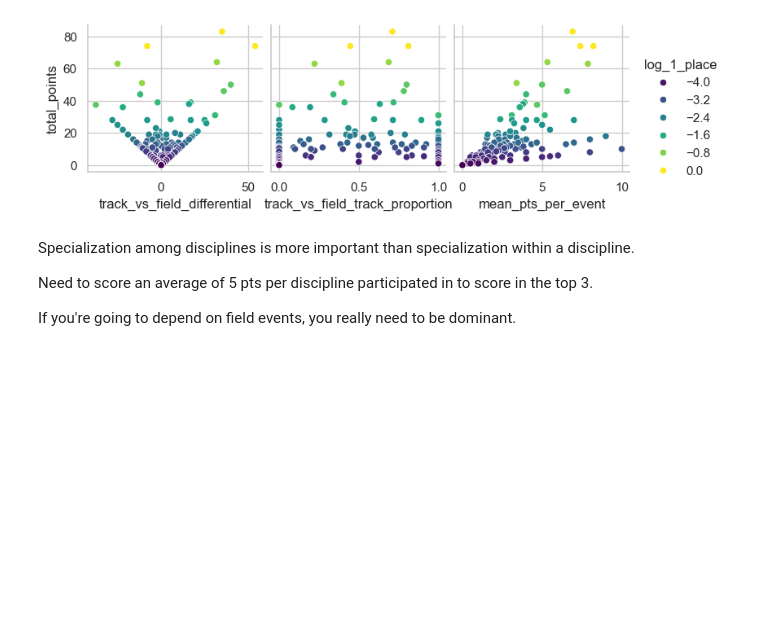
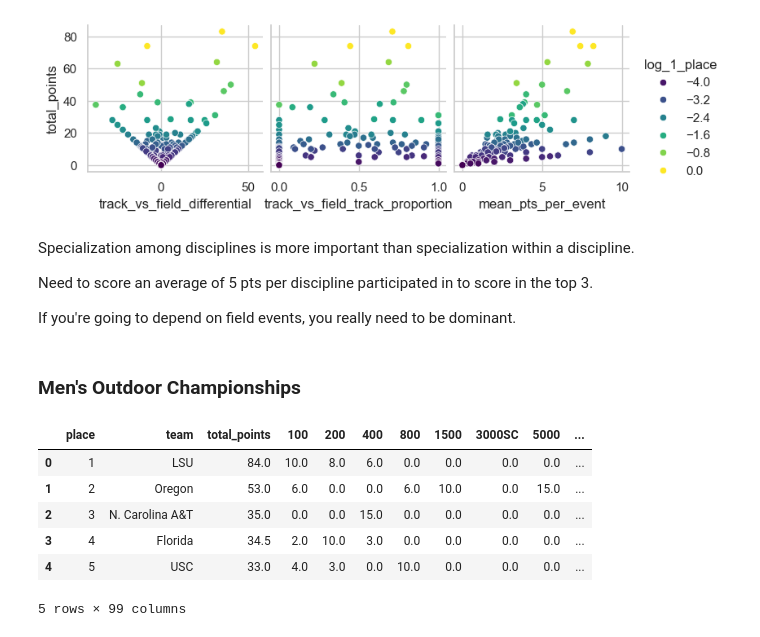
Before and after one commit to mitchellggreenhalgh/ncaa-championships, a Jupyter notebook: ncaa_championships_team_analysis.ipynb, the cells around one changed output. Cells and saved outputs as stored; diff of their text form; code cells hidden in the pictures; blank space fills up the shorter version.

```diff
--- a/ncaa_championships_team_analysis.ipynb
+++ b/ncaa_championships_team_analysis.ipynb
@@ -611,3 +378,16 @@ Specialization among disciplines is more important than specialization within a
 Need to score an average of 5 pts per discipline participated in to score in the top 3.
 
 If you're going to depend on field events, you really need to be dominant.
+# %% [markdown]
+### Men's Outdoor Championships
+# %%
+dfs_m_o = add_metrics(dfs_m_o)
+dfs_m_o.head()
+# %% [output]
+|  | place | team | total_points | 100 | 200 | 400 | 800 | 1500 | 3000SC | 5000 | ... |
+| 0 | 1 | LSU | 84.0 | 10.0 | 8.0 | 6.0 | 0.0 | 0.0 | 0.0 | 0.0 | ... |
+| 1 | 2 | Oregon | 53.0 | 6.0 | 0.0 | 0.0 | 6.0 | 10.0 | 0.0 | 15.0 | ... |
+| 2 | 3 | N. Carolina A&T | 35.0 | 0.0 | 0.0 | 15.0 | 0.0 | 0.0 | 0.0 | 0.0 | ... |
+| 3 | 4 | Florida | 34.5 | 2.0 | 10.0 | 3.0 | 0.0 | 0.0 | 0.0 | 0.0 | ... |
+| 4 | 5 | USC | 33.0 | 4.0 | 3.0 | 0.0 | 10.0 | 0.0 | 0.0 | 0.0 | ... |
+5 rows × 99 columns
```
Also changed, not shown: parts of 22 cells of this notebook, 5 other files.
